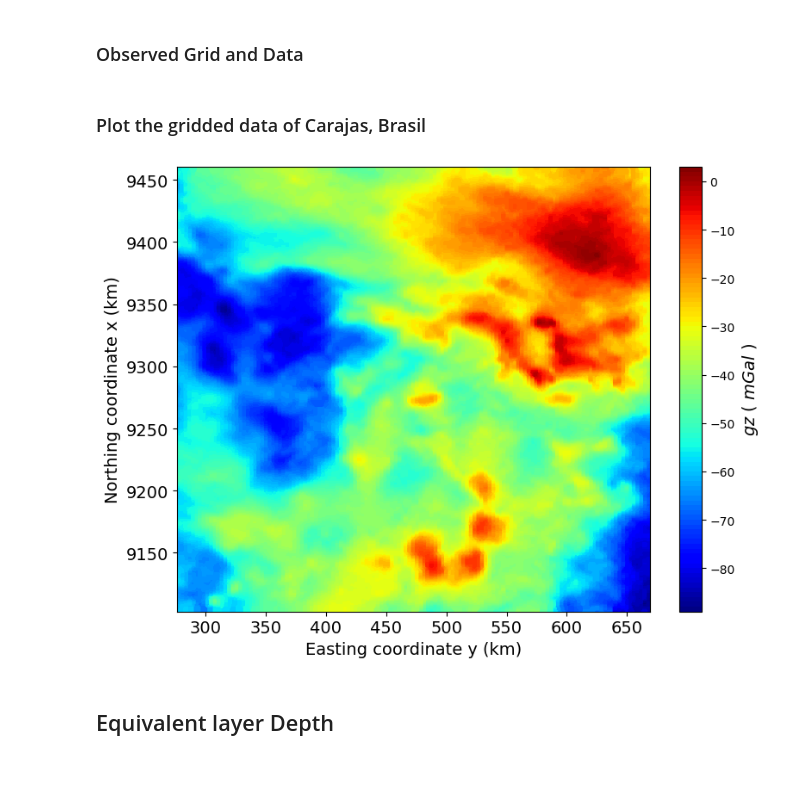
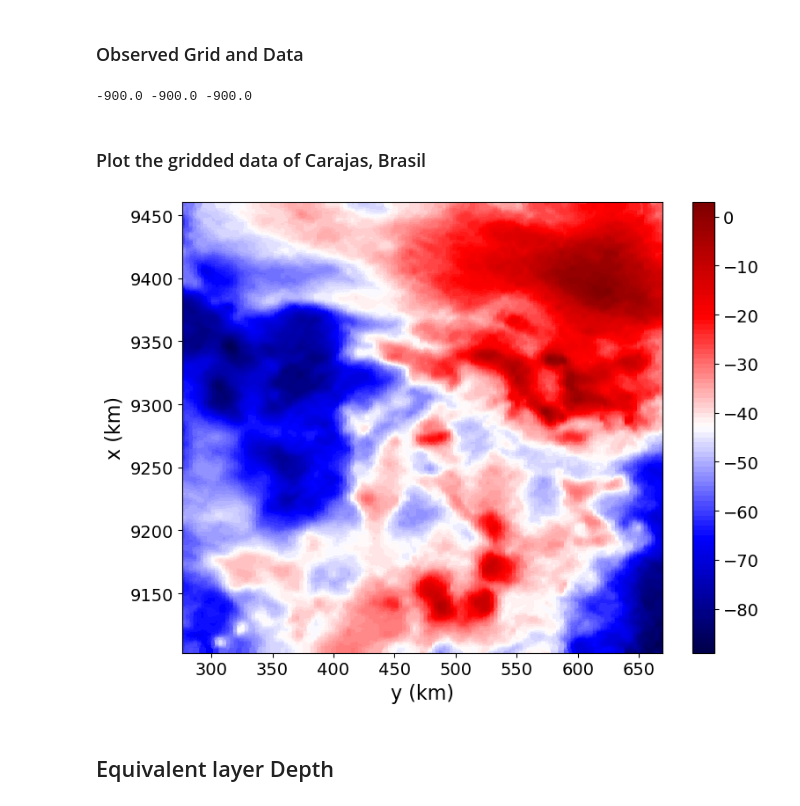
Before and after one commit to DiegoTaka/fast_equivalent_layer, a Jupyter notebook: code/grav/real_data_grav/Carajas_grav_CGLS.ipynb, the cells around one changed output. Cells and saved outputs as stored; diff of their text form; code cells hidden in the pictures; blank space fills up the shorter version.

```diff
--- a/code/grav/real_data_grav/Carajas_grav_CGLS.ipynb
+++ b/code/grav/real_data_grav/Carajas_grav_CGLS.ipynb
@@ -31,27 +31,35 @@ shape_m = (1000, 500)
 N = shape_m[0]*shape_m[1]
 xi_plot = carajas['x']/1000
 yi_plot = carajas['y']/1000
+# %%
+print(np.min(carajas['z']), np.mean(carajas['z']), np.max(carajas['z']))
+# %% [output]
+-900.0 -900.0 -900.0
 # %% [markdown]
 ### Plot the gridded data of Carajas, Brasil
 # %%
 fig = plt.figure(figsize=(8,6))
 fig.patch.set_facecolor('xkcd:white')
 #plt.tricontourf(yi_plot, xi_plot, dobs, 300, vmin=-300, vmax=300, cmap='jet')
-plt.tricontourf(yi_plot, xi_plot, dobs, 100, cmap='jet')
+ranges_max = np.max(dobs)
+ranges_min = np.min(dobs)
+plt.tricontourf(yi_plot, xi_plot, dobs, 100, cmap='seismic',vmin=ranges_min,vmax=ranges_max)
 #cb = plt.colorbar(shrink=0.825)
 cb = plt.colorbar()
+plt.clim(ranges_min, ranges_max)
+cb.ax.tick_params(labelsize=14)
 #plt.axis('scaled')
-cb.set_label('$gz$ ( $mGal$ )', rotation=90, fontsize=14)
+#cb.set_label('$gz$ ( $mGal$ )', rotation=90, fontsize=14)
 plt.xlim(np.min(yi_plot),np.max(yi_plot))
 plt.ylim(np.min(xi_plot),np.max(xi_plot))
 plt.xticks(fontsize=14)
 plt.yticks(fontsize=14)
-plt.xlabel('Easting coordinate y (km)', fontsize=14)
-plt.ylabel('Northing coordinate x (km)', fontsize=14)
-plt.tight_layout();
+plt.xlabel('y (km)', fontsize=16)
+plt.ylabel('x (km)', fontsize=16)
+plt.tight_layout()
 #plt.savefig('../../../manuscript/Fig/carajas_gz_real_data_1000x500.png', dpi=300)
 # %% [output]
-[figure, old version]
+[figure, new version]
 # %% [markdown]
 ## Equivalent layer Depth
 # %%
```
Also changed, not shown: parts of 5 cells of this notebook, 1 other file.
